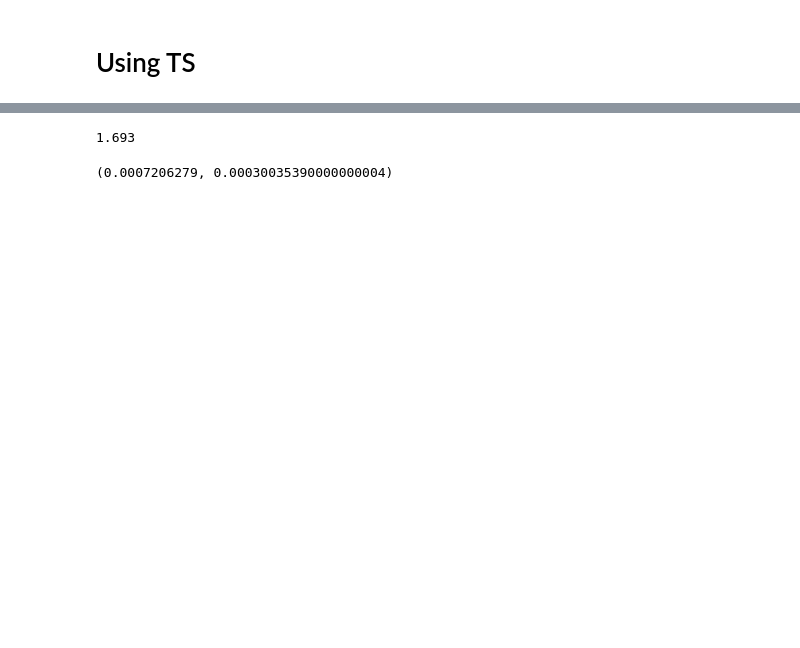
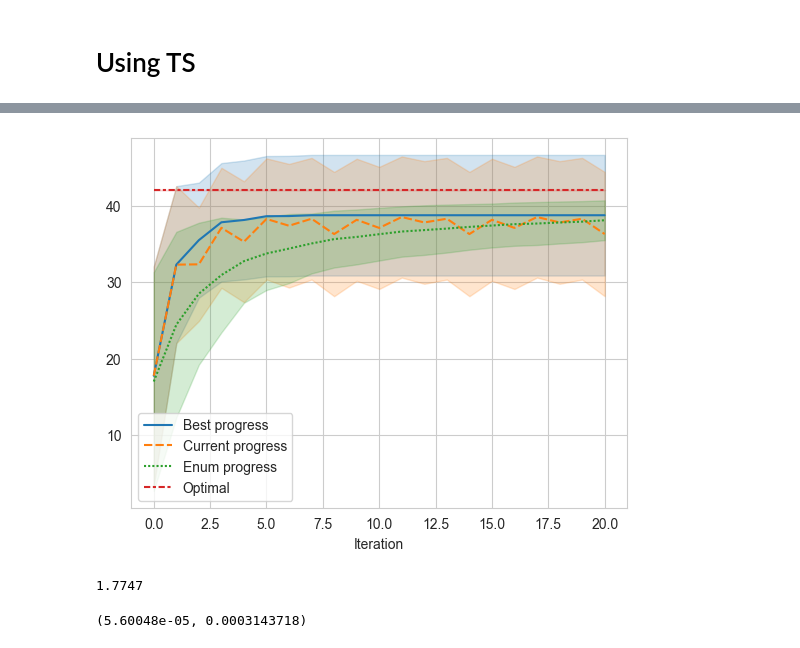
Before and after one commit to nngerncham/ma395_heuristic, a Jupyter notebook: homework/hw3/codebase/Notebooks/Problem 5.ipynb, the cells around one changed output, grey strips where cells are left out. Cells and saved outputs as stored; diff of their text form; code cells hidden in the pictures; blank space fills up the shorter version.

```diff
--- a/homework/hw3/codebase/Notebooks/Problem 5.ipynb
+++ b/homework/hw3/codebase/Notebooks/Problem 5.ipynb
@@ -88,3 +95,8 @@ plt.savefig("../../images/p5/pi", dpi=DPI, bbox_inches="tight")
+# %%
+sns.lineplot(solns_df, errorbar='sd')
+plt.savefig("../../images/p5/sd", dpi=DPI, bbox_inches="tight")
+# %% [output]
+[figure, added]
 # %%
 def sim_til_optimal():
     i = 0
@@ -95,10 +107,10 @@ def sim_til_optimal():
     return i
 
 
-sim_results = [sim_til_optimal() for _ in range(1000)]
+sim_results = [sim_til_optimal() for _ in range(10000)]
 np.mean(sim_results)
 # %% [output]
-1.693
+1.7747
 # %%
 from time import time_ns
 
@@ -123,9 +137,11 @@ def time_ts(n):
 # %%
 n = 10000
 ts = time_ts(n)
-time_enumerate(n), ts[0]
+en = time_enumerate(n)
+
+en[0], ts[0]
 # %% [output]
-(0.0007206279, 0.00030035390000000004)
+(5.60048e-05, 0.0003143718)
 # %%
 np.mean(np.array(ts[1]) == -42)
 # %% [output]
```
Also changed, not shown: parts of 10 cells of this notebook, 40 other files.
